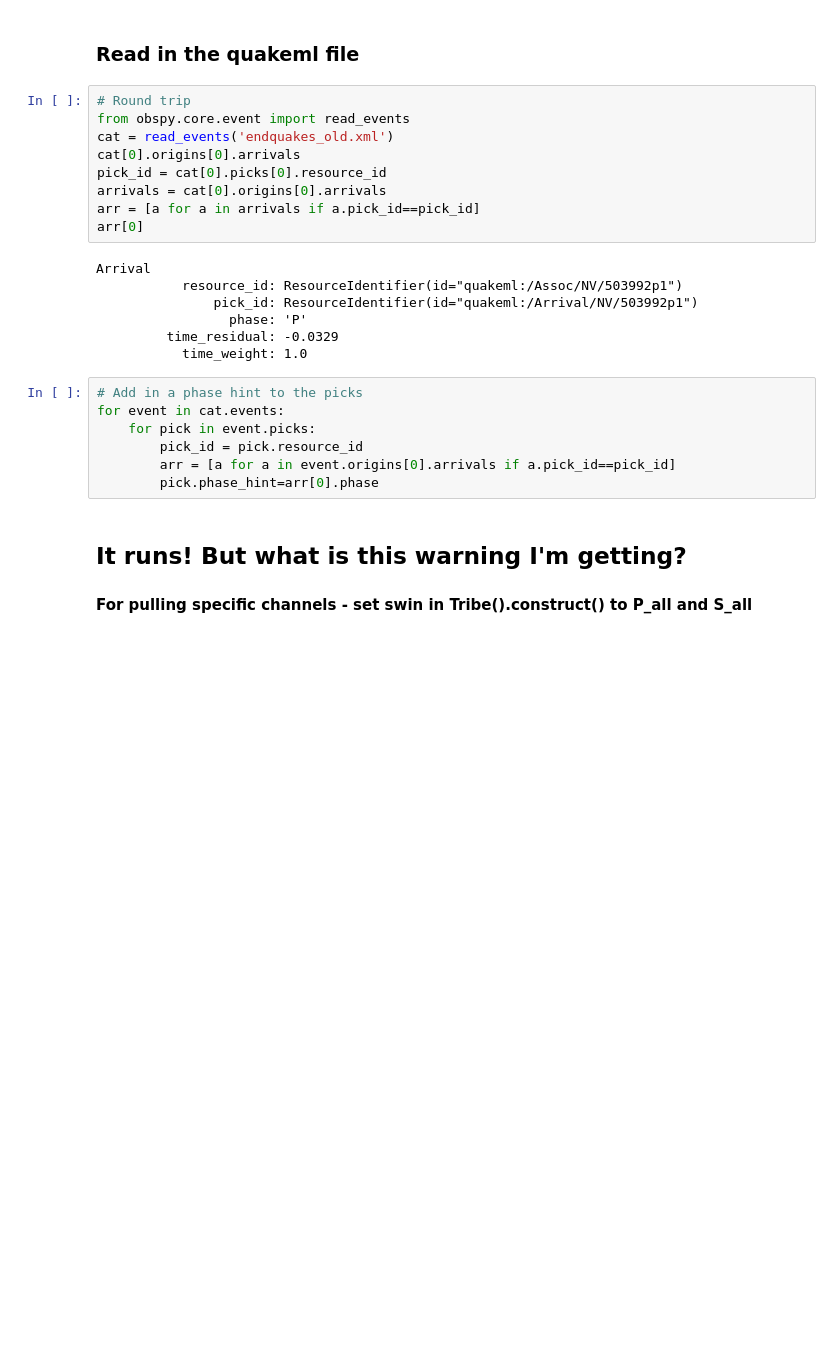
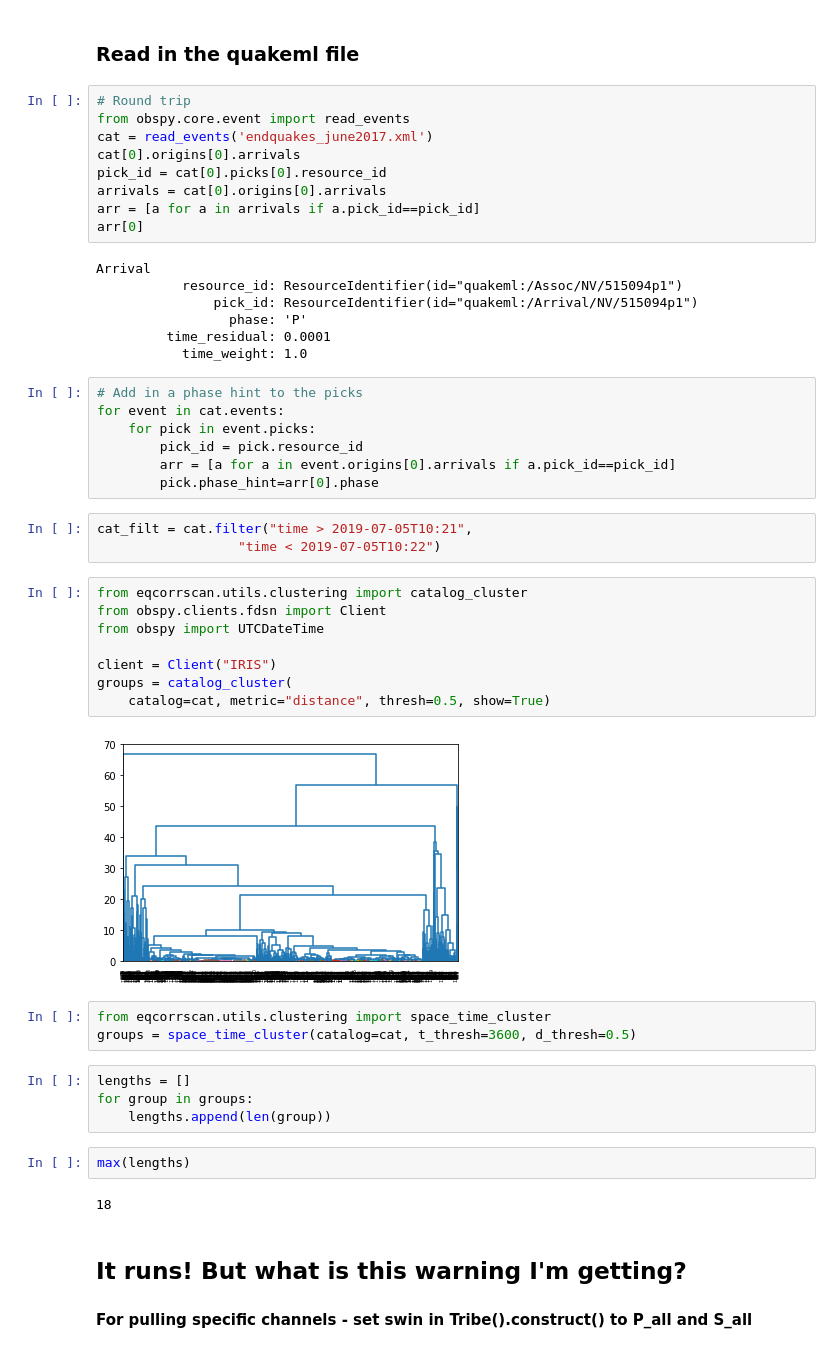
Before and after one commit to zoekrauss/endeavour_clustering, a Jupyter notebook: eqcorrscan_start.ipynb, the cells around one changed output. Drawn from its saved outputs; the diff is of its cells as text; blank space fills up the shorter version.

```diff
--- a/eqcorrscan_start.ipynb
+++ b/eqcorrscan_start.ipynb
@@ -15,7 +15,7 @@ from eqcorrscan.utils.catalog_utils import filter_picks
 # %%
 # Round trip
 from obspy.core.event import read_events
-cat = read_events('endquakes_old.xml')
+cat = read_events('endquakes_june2017.xml')
 cat[0].origins[0].arrivals
 pick_id = cat[0].picks[0].resource_id
 arrivals = cat[0].origins[0].arrivals
@@ -23,10 +23,10 @@ arr = [a for a in arrivals if a.pick_id==pick_id]
 arr[0]
 # %% [output]
 Arrival
-           resource_id: ResourceIdentifier(id="quakeml:/Assoc/NV/503992p1")
-               pick_id: ResourceIdentifier(id="quakeml:/Arrival/NV/503992p1")
+           resource_id: ResourceIdentifier(id="quakeml:/Assoc/NV/515094p1")
+               pick_id: ResourceIdentifier(id="quakeml:/Arrival/NV/515094p1")
                  phase: 'P'
-         time_residual: -0.0329
+         time_residual: 0.0001
            time_weight: 1.0
 # %%
 # Add in a phase hint to the picks
@@ -35,6 +35,30 @@ for event in cat.events:
         pick_id = pick.resource_id
         arr = [a for a in event.origins[0].arrivals if a.pick_id==pick_id]
         pick.phase_hint=arr[0].phase
+# %%
+cat_filt = cat.filter("time > 2019-07-05T10:21",
+                  "time < 2019-07-05T10:22")
+# %%
+from eqcorrscan.utils.clustering import catalog_cluster
+from obspy.clients.fdsn import Client
+from obspy import UTCDateTime
+
+client = Client("IRIS")
+groups = catalog_cluster(
+    catalog=cat, metric="distance", thresh=0.5, show=True)
+# %% [output]
+[figure, added]
+# %%
+from eqcorrscan.utils.clustering import space_time_cluster
+groups = space_time_cluster(catalog=cat, t_thresh=3600, d_thresh=0.5)
+# %%
+lengths = []
+for group in groups:
+    lengths.append(len(group))
+# %%
+max(lengths)
+# %% [output]
+18
 # %% [markdown]
 ## It runs! But what is this warning I'm getting?
 
```
Also changed, not shown: parts of 1 cell of this notebook, 1 other file.
